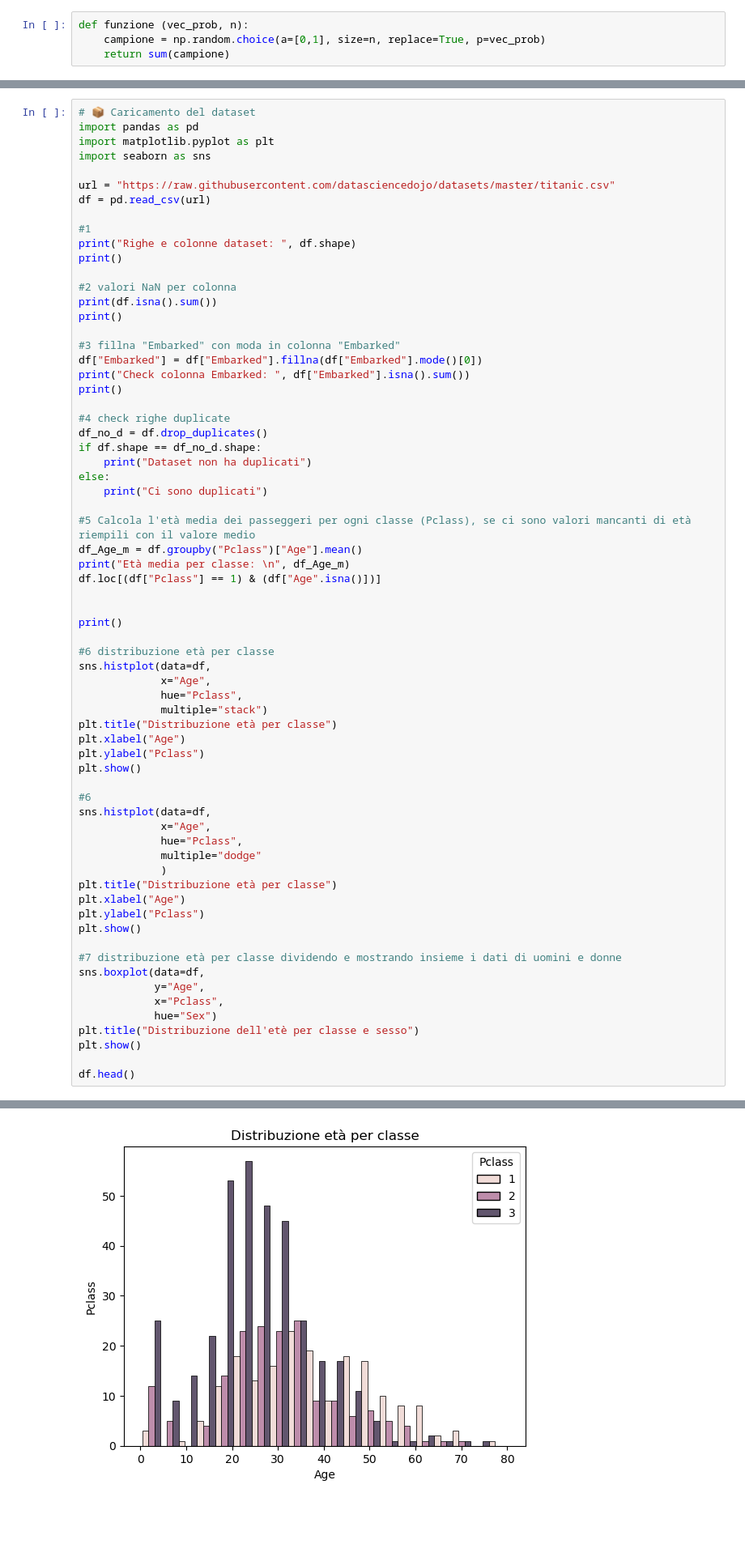
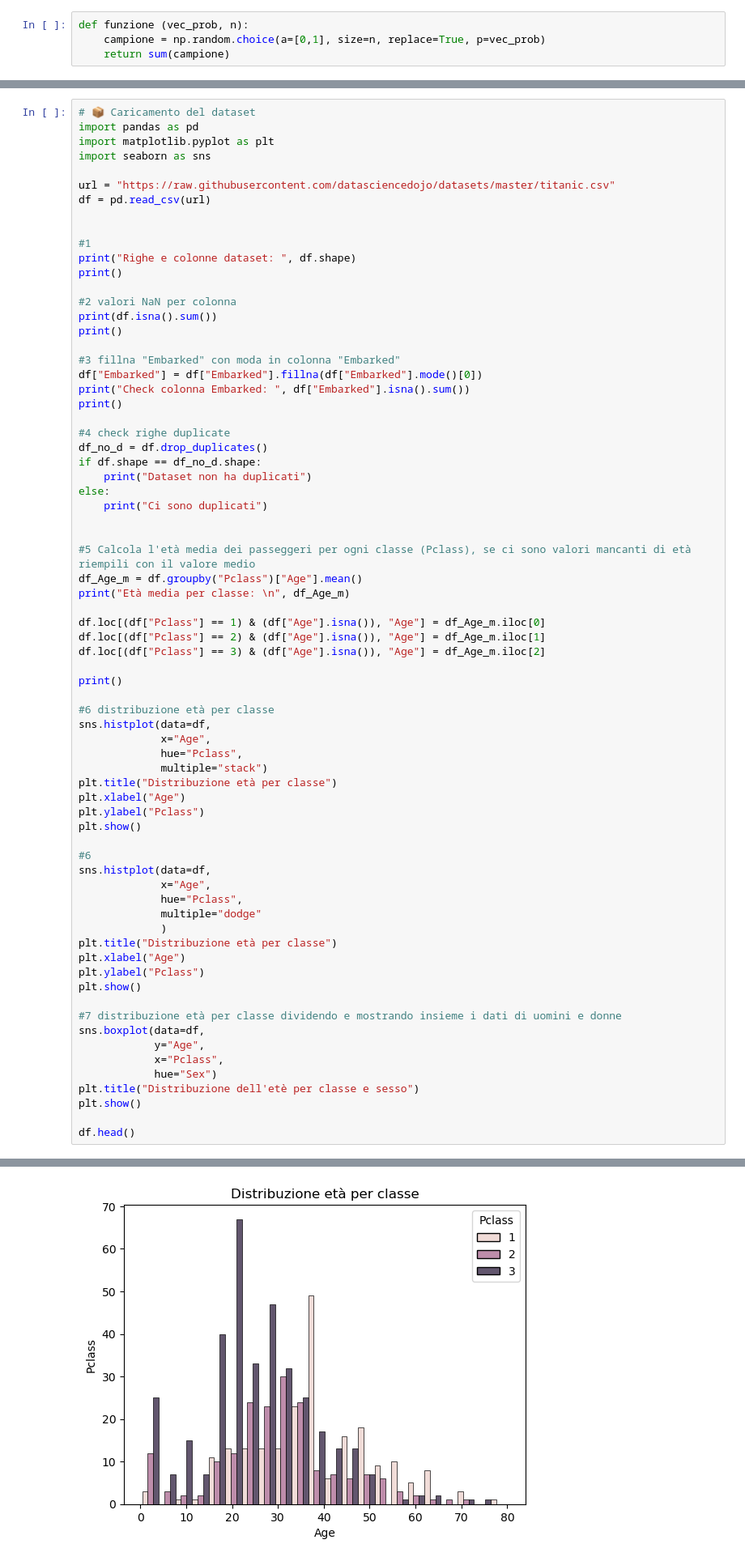
Before and after one commit to hamdibeqirajhb-cell/programming_lab, a Jupyter notebook: lezioni_modulo_B/lezione_5/5.4_Esercizi_lez_5.ipynb, the cells around one changed output, grey strips where cells are left out. Shown at 81% size. Saved outputs shown, nothing was run; the diff lists cells and outputs as text; blank space fills up the shorter version.

```diff
--- a/lezioni_modulo_B/lezione_5/5.4_Esercizi_lez_5.ipynb
+++ b/lezioni_modulo_B/lezione_5/5.4_Esercizi_lez_5.ipynb
@@ -61,6 +61,7 @@ import seaborn as sns
 
 url = "https://raw.githubusercontent.com/datasciencedojo/datasets/master/titanic.csv"
 df = pd.read_csv(url)
+
 
 #1
 print("Righe e colonne dataset: ", df.shape)
@@ -82,11 +83,14 @@ if df.shape == df_no_d.shape:
 else:
     print("Ci sono duplicati")
 
+
 #5 Calcola l'età media dei passeggeri per ogni classe (Pclass), se ci sono valori mancanti di età riempili con il valore medio
 df_Age_m = df.groupby("Pclass")["Age"].mean()
 print("Età media per classe: \n", df_Age_m)
-df.loc[(df["Pclass"] == 1) & (df["Age".isna()])]
 
+df.loc[(df["Pclass"] == 1) & (df["Age"].isna()), "Age"] = df_Age_m.iloc[0]
+df.loc[(df["Pclass"] == 2) & (df["Age"].isna()), "Age"] = df_Age_m.iloc[1]
+df.loc[(df["Pclass"] == 3) & (df["Age"].isna()), "Age"] = df_Age_m.iloc[2]
 
 print()
 
@@ -142 +146 @@ Name: Age, dtype: float64
-[figure, old version]
+[figure, new version]
```
Also changed, not shown: parts of 1 cell of this notebook.
